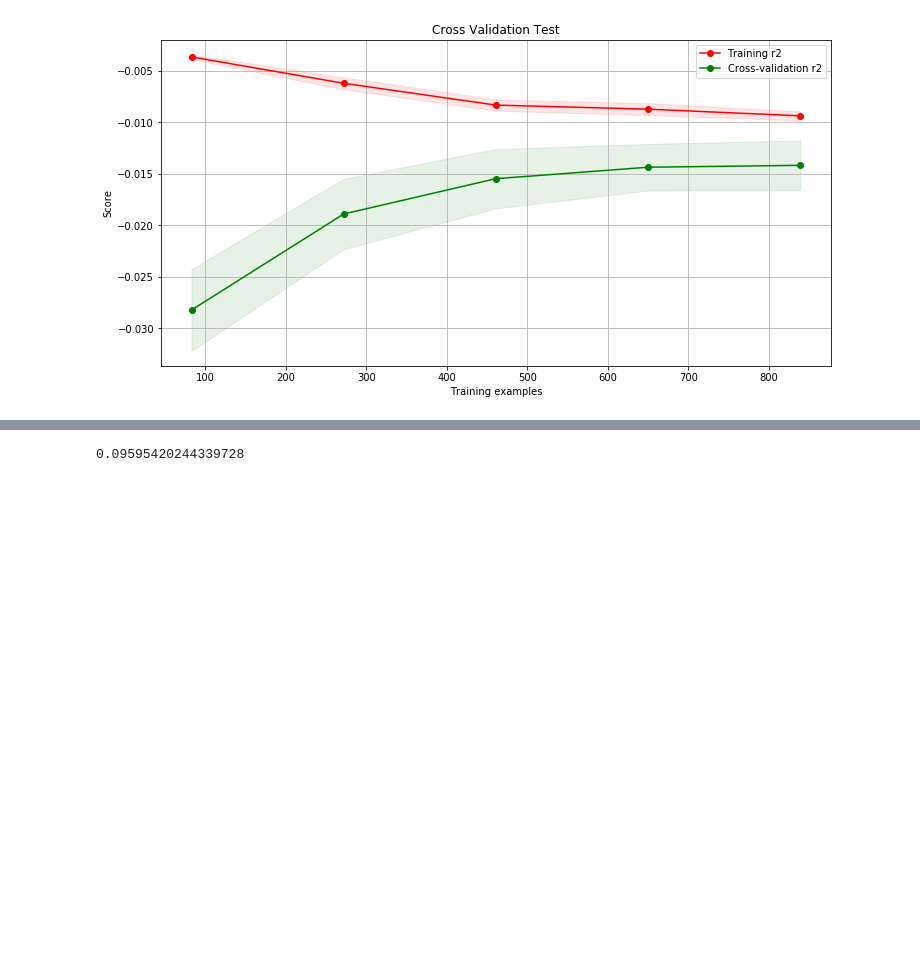
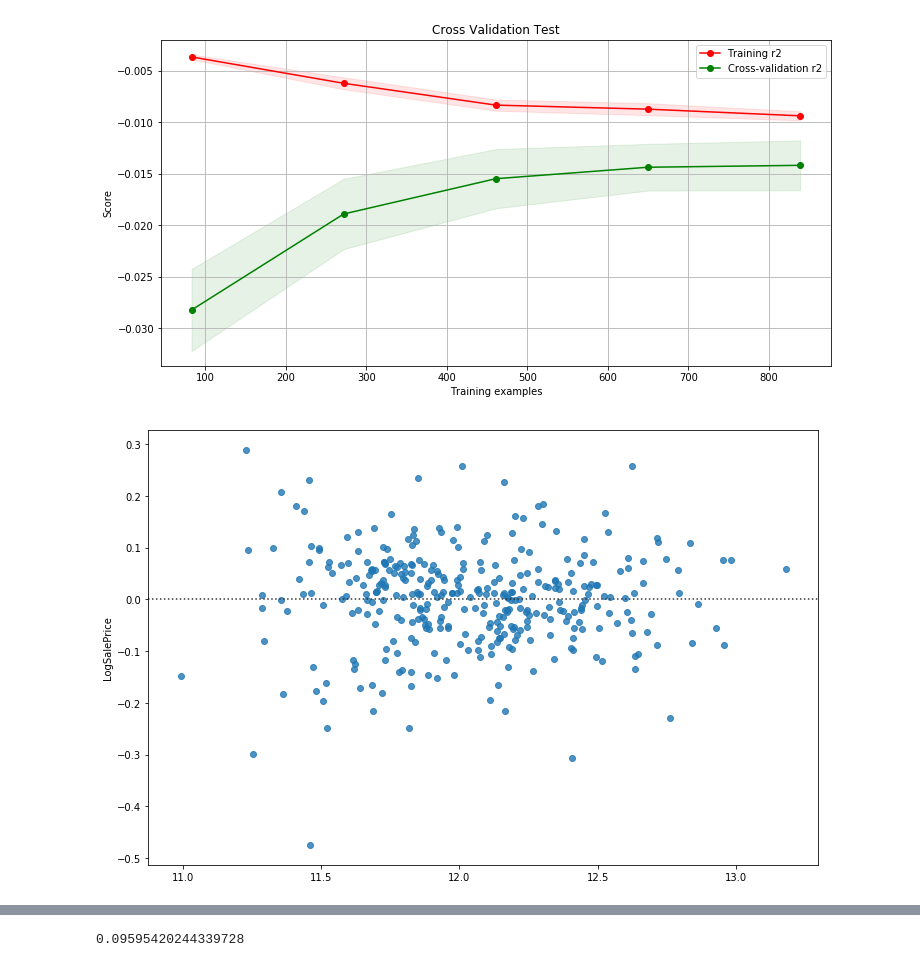
Before and after one commit to SatioO/HousingPrediction, a Jupyter notebook: Housing.ipynb, the cells around one changed output, grey strips where cells are left out. Saved outputs shown, nothing was run; the diff lists cells and outputs as text; code cells hidden in the pictures; blank space fills up the shorter version.

```diff
--- a/Housing.ipynb
+++ b/Housing.ipynb
@@ -228,7 +227,7 @@ Fitting 5 folds for each of 8 candidates, totalling 40 fits
 # %%
 from sklearn.model_selection import learning_curve
 
-def cross_validate(model):
+def plot_learning_curve(model):
     plt.figure(figsize=(12, 6))
     plt.title("Cross Validation Test")
     plt.xlabel("Training examples")
@@ -254,7 +253,7 @@ def cross_validate(model):
     plt.legend(loc="best")
     plt.show()
 
-cross_validate(lasso)
+plot_learning_curve(lasso)
 # %% [output]
 [figure]
 # %%
@@ -292,5 +291,12 @@ cross_validate(ridge)
 # %% [output]
 [figure]
+# %%
+# residual plots for checking hetroskedacity
+plt.figure(figsize=(12, 8))
+sns.residplot(y_pred, (y_test - y_pred))
+plt.show()
+# %% [output]
+[figure, added]
 # %%
 elastic = grid_search(ElasticNet(), { "alpha": [1e-15, 1e-10, 1e-8, 1e-4, 1e-2, 1, 5, 10]})
 # %% [output]
```
Also changed, not shown: parts of 6 cells of this notebook.
